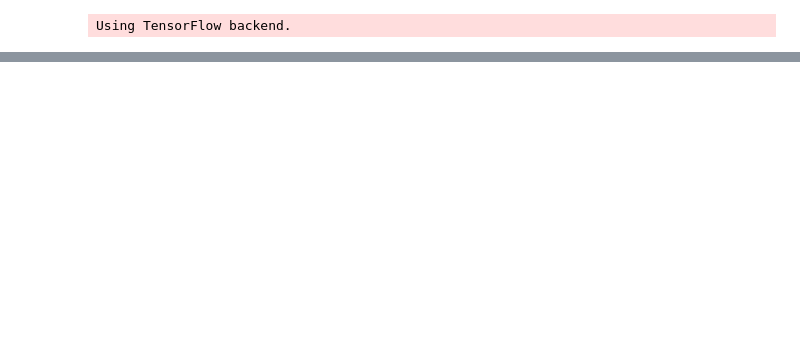
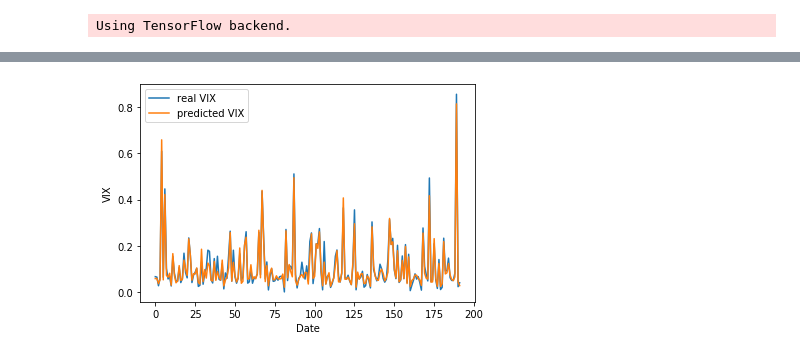
Before and after one commit to glen-yick/Deep-Learning-Time-Series-Prediction-using-LSTM-Recurrent-Neural-Networks, a Jupyter notebook: LSTM-Glen.ipynb, the cells around one changed output, grey strips where cells are left out. Saved outputs shown, nothing was run; the diff lists cells and outputs as text; code cells hidden in the pictures; blank space fills up the shorter version.

```diff
--- a/LSTM-Glen.ipynb
+++ b/LSTM-Glen.ipynb
@@ -163 +215,53 @@ print(pred_all+shifted_value)
+# %%
+
+
+
+# # build the model
+# model = Sequential()
+# # layer 1: LSTM
+# model.add(LSTM(units=100, input_shape=(19, 1), return_sequences=True))
+# model.add(Dropout(0.2))
+# # layer 2: LSTM
+# model.add(LSTM(100, return_sequences=False))
+# model.add(Dropout(0.2))
+# # layer 3: dense
+# # linear activation: a(x) = x
+# model.add(Dense(units=1))
+# model.add(Activation('linear'))
+# # compile the model
+# model.compile(loss="mse", optimizer="rmsprop")
+# print(model.summary())
+
+
+# # train the model
+# model.fit(X_train, Y_train, batch_size=512, epochs=50, validation_split=0.05, verbose=1)
+
+
+# # evaluate the result
+# test_mse = model.evaluate(X_test, Y_test, verbose=1)
+# print ('\nThe mean squared error (MSE) on the test data set is %.3f over %d test samples.' % (test_mse, len(Y_test)))
+
+# get the predicted values
+predicted_values = model.predict(test_X)
+num_test_samples = len(predicted_values)
+predicted_values = np.reshape(predicted_values, (num_test_samples,1))
+test_y = test_y.reshape(test_y.shape[0],1)
+
+
+
+# plot the results (LSTM ONLY)
+fig = plt.figure()
+plt.plot(test_y, label='real VIX')
+plt.plot(model.predict(test_X), label='predicted VIX')
+plt.xlabel('Date')
+plt.ylabel('VIX')
+plt.legend()
+plt.show()
+fig.savefig('output_prediction.jpg', bbox_inches='tight')
+
+# save the result into txt file
+#test_result = list(zip(predicted_values, Y_test)) + shifted_value
+#np.savetxt('output_result.txt', test_result)
+# %% [output]
+[figure, added]
 # %%
```
Also changed, not shown: parts of 24 cells of this notebook, 1 other file.
